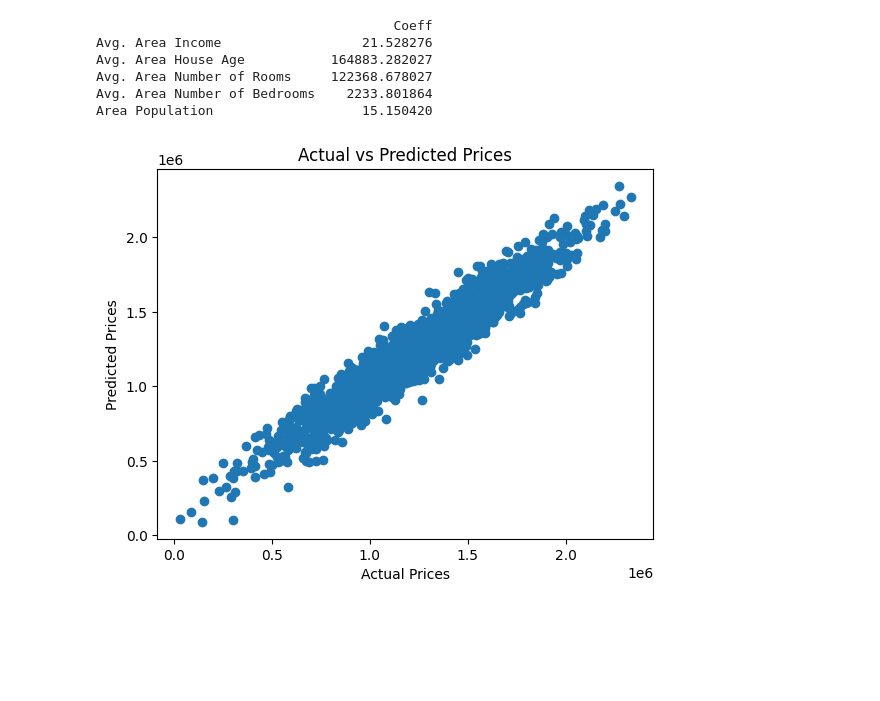
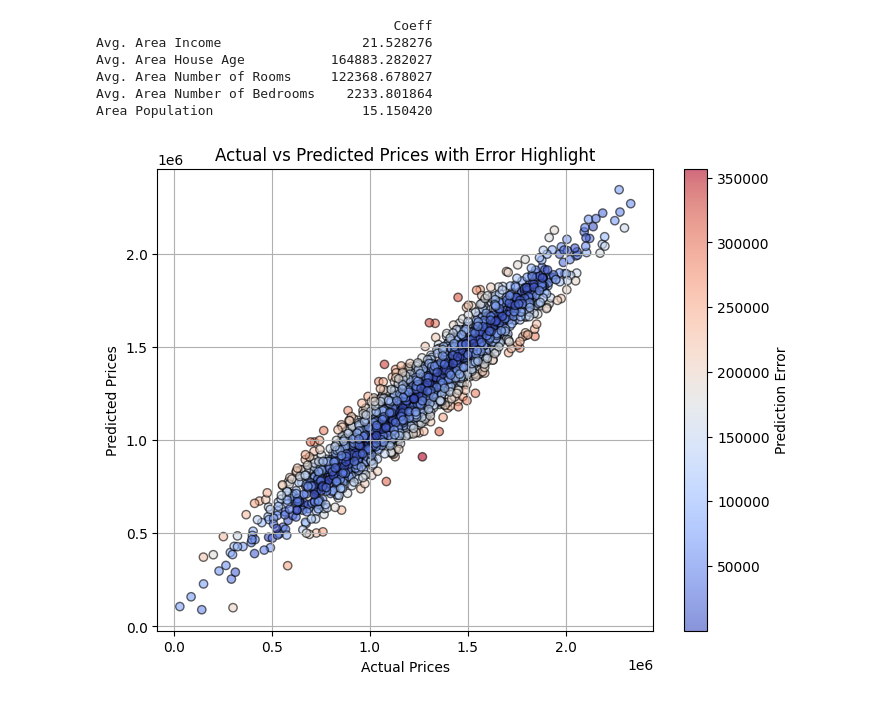
Before and after one commit to mohalkarushikesh/AI-ML-Engineer-Notes, a Jupyter notebook: Python-for-Data-Science-and-Machine-Learning-Bootcamp/Linear Regression /Linear Regression.ipynb, the cells around one changed output. Cells and saved outputs as stored; diff of their text form; code cells hidden in the pictures; blank space fills up the shorter version.

```diff
--- a/Python-for-Data-Science-and-Machine-Learning-Bootcamp/Linear Regression /Linear Regression.ipynb
+++ b/Python-for-Data-Science-and-Machine-Learning-Bootcamp/Linear Regression /Linear Regression.ipynb
@@ -104,11 +117,14 @@ Area Population                   15.150420
 # Predictions on test set
 predictions = lm.predict(X_test)
 # %%
-# Evaluate the model (Optional: Add performance metrics)
-plt.scatter(y_test, predictions)  # Compare actual vs predicted prices
+colors = np.abs(y_test - predictions)  # Color based on prediction error
+plt.figure(figsize=(8,6))
+plt.scatter(y_test, predictions, c=colors, cmap='coolwarm', edgecolors='black', alpha=0.6)
+plt.colorbar(label="Prediction Error")
 plt.xlabel("Actual Prices")
 plt.ylabel("Predicted Prices")
-plt.title("Actual vs Predicted Prices")
+plt.title("Actual vs Predicted Prices with Error Highlight")
+plt.grid(True)
 plt.show()
 # %% [output]
-[figure, old version]
+[figure, new version]
```
Also changed, not shown: parts of 2 cells of this notebook.
